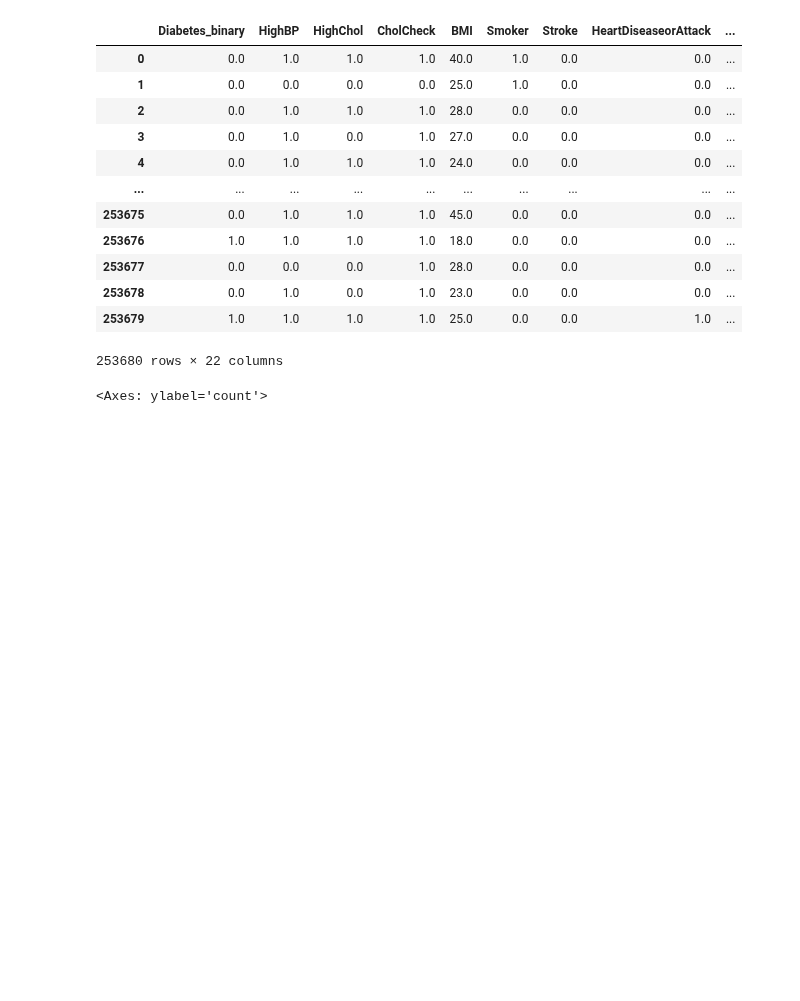
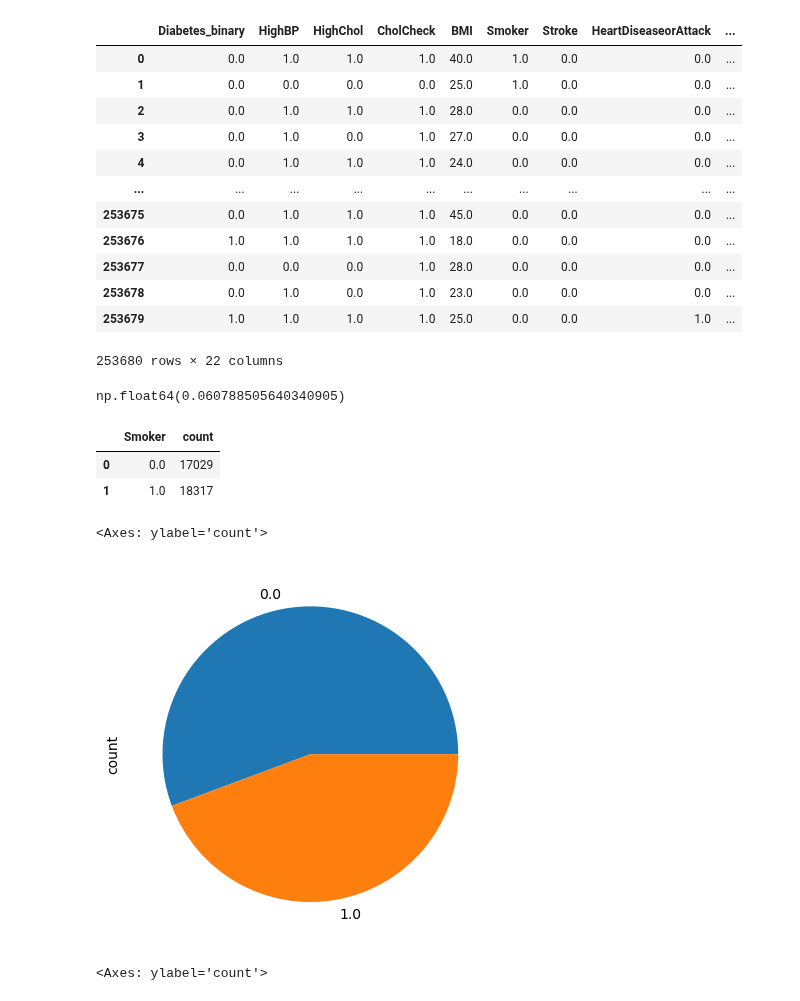
Before and after one commit to LilleAila/projects, a Jupyter notebook: it2/26-muntlig-prøve-2025-04-09/datasett/main.ipynb, the cells around one changed output. Drawn from its saved outputs; the diff is of its cells as text; code cells hidden in the pictures; blank space fills up the shorter version.

```diff
--- a/it2/26-muntlig-prøve-2025-04-09/datasett/main.ipynb
+++ b/it2/26-muntlig-prøve-2025-04-09/datasett/main.ipynb
@@ -29,7 +29,7 @@ Min tolkning av kolonnene. Med hjelp fra google gemini
 import pandas as pd
 from matplotlib import pyplot as plt
 # %%
-df = pd.read_csv("datasett/diabetes.csv")
+df = pd.read_csv("diabetes.csv")
 # %%
 df
 # %% [output]
@@ -46,6 +46,23 @@ df
 | 253678 | 0.0 | 1.0 | 0.0 | 1.0 | 23.0 | 0.0 | 0.0 | 0.0 | ... |
 | 253679 | 1.0 | 1.0 | 1.0 | 1.0 | 25.0 | 0.0 | 0.0 | 1.0 | ... |
 253680 rows × 22 columns
+# %%
+df["Smoker"].corr(df["Diabetes_binary"])
+# %% [output]
+np.float64(0.060788505640340905)
+# %%
+#df.groupby("Smoker")["Diabetes_binary"]
+grouped = df[df["Diabetes_binary"] == 1.0].groupby(["Smoker"]).size().reset_index(name="count")
+grouped
+# %% [output]
+|  | Smoker | count |
+| 0 | 0.0 | 17029 |
+| 1 | 1.0 | 18317 |
+# %%
+df["Smoker"].value_counts().plot(kind="pie")
+# %% [output]
+<Axes: ylabel='count'>
+[figure, added]
 # %%
 def get_age(age: int) -> str:
     # 13-level age categories. There are no set rules, but this is extrapolated from the available information in the task.
```
Also changed, not shown: 2 other files.
